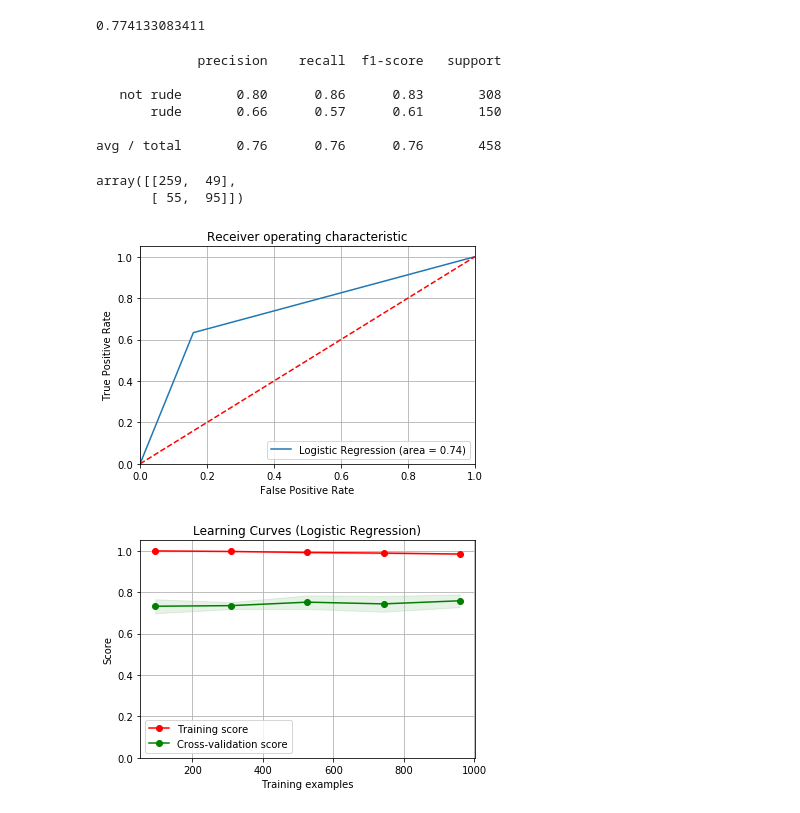
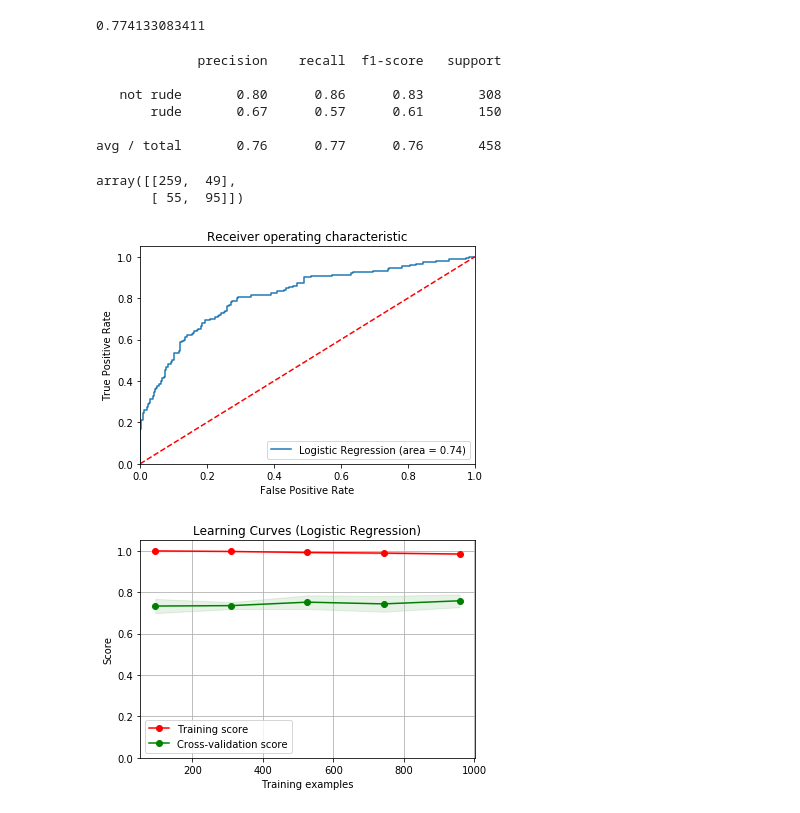
Before and after one commit to grantaguinaldo/final-project, a Jupyter notebook: McModel/McModel_bow.ipynb, the cells around one changed output. Drawn from its saved outputs; the diff is of its cells as text; code cells hidden in the pictures.

```diff
--- a/McModel/McModel_bow.ipynb
+++ b/McModel/McModel_bow.ipynb
@@ -42,14 +43,3 @@ X = df['trim_text']
 y = df['rude']
 
 X_dtm = vect.fit_transform(X)
-# %%
-"""
-type(X_dtm_1)
-review_len = np.array(df['review_len']).astype(float)
-sentiment_polarity = np.array(df['sentiment_polarity']).astype(float)
-sentiment_objectivity = np.array(df['sentiment_objectivity']).astype(float)
-
-X_dtm_2 = hstack((X_dtm_1, review_len[:,None])).tocsr()
-X_dtm_3 = hstack((X_dtm_2, sentiment_polarity[:,None])).tocsr()
-X_dtm = hstack((X_dtm_3, sentiment_objectivity[:,None])).tocsr()
-"""
@@ -371,9 +348,9 @@ print(classification_report(y_test, predictions,
              precision    recall  f1-score   support
 
    not rude       0.80      0.86      0.83       308
-       rude       0.66      0.57      0.61       150
+       rude       0.67      0.57      0.61       150
 
-avg / total       0.76      0.76      0.76       458
+avg / total       0.76      0.77      0.76       458
 # %%
 lg = LogisticRegression(penalty='l1', C=2.7825594022071245)
 
@@ -384,25 +361,20 @@ confusion_matrix(y_test, y_pred_class)
 array([[259,  49],
        [ 55,  95]])
 # %%
-lg_roc_auc = roc_auc_score(y_test, y_pred_class)
-fpr, tpr, thresholds = roc_curve(y_test, y_pred_class)
-
+lg_roc_auc = roc_auc_score(y_test, lg.predict(X_test))
+fpr, tpr, thresholds = roc_curve(y_test, lg.predict_proba(X_test)[:,1])
 plt.figure()
-plt.grid()
-
 plt.plot(fpr, tpr, label='Logistic Regression (area = %0.2f)' % lg_roc_auc)
 plt.plot([0, 1], [0, 1],'r--')
 plt.xlim([0.0, 1.0])
 plt.ylim([0.0, 1.05])
-
 plt.xlabel('False Positive Rate')
 plt.ylabel('True Positive Rate')
 plt.title('Receiver operating characteristic')
-
 plt.legend(loc="lower right")
 plt.show()
 # %% [output]
-[figure, old version]
+[figure, new version]
 # %%
 plt.figure()
 
```
Also changed, not shown: parts of 13 cells of this notebook, 3 other files.
